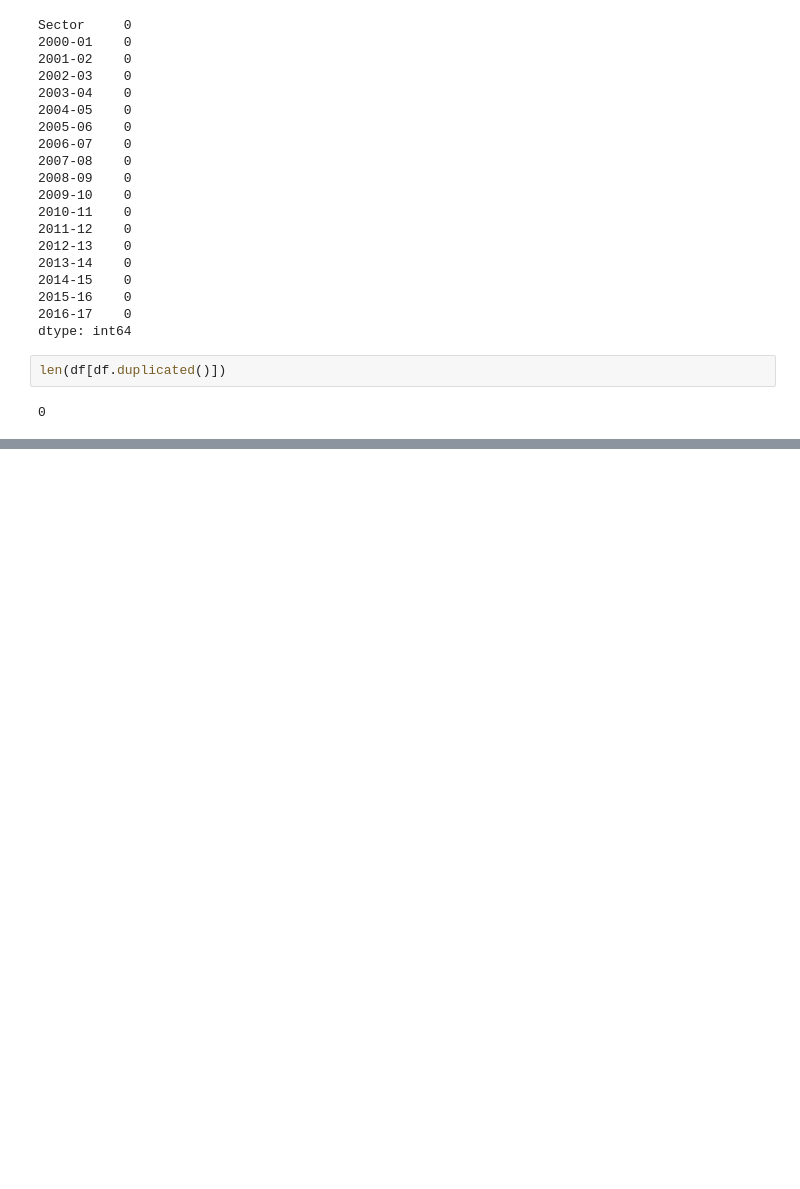
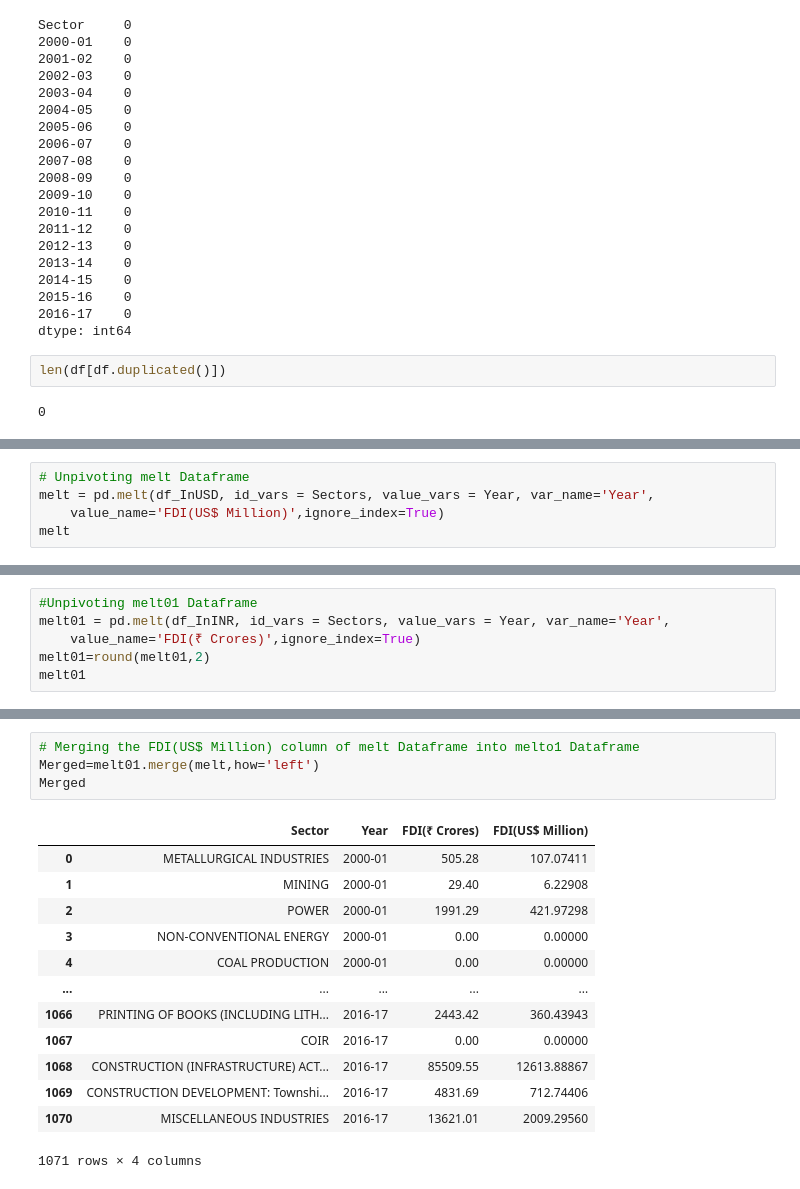
Before and after one commit to yash66gupta/FDI-Analysis, a Jupyter notebook: FDI_Analysis.ipynb, the cells around one changed output, grey strips where cells are left out. Cells and saved outputs as stored; diff of their text form; blank space fills up the shorter version.

```diff
--- a/FDI_Analysis.ipynb
+++ b/FDI_Analysis.ipynb
@@ -124,0 +165,5 @@ df.describe()
+# %%
+# Unpivoting melt Dataframe
+melt = pd.melt(df_InUSD, id_vars = Sectors, value_vars = Year, var_name='Year',
+    value_name='FDI(US$ Million)',ignore_index=True)
+melt
@@ -124,0 +184,6 @@ df.describe()
+# %%
+#Unpivoting melt01 Dataframe
+melt01 = pd.melt(df_InINR, id_vars = Sectors, value_vars = Year, var_name='Year',
+    value_name='FDI(₹ Crores)',ignore_index=True)
+melt01=round(melt01,2)
+melt01
@@ -124,0 +204,18 @@ df.describe()
+# %%
+# Merging the FDI(US$ Million) column of melt Dataframe into melto1 Dataframe
+Merged=melt01.merge(melt,how='left')
+Merged
+# %% [output]
+|  | Sector | Year | FDI(₹ Crores) | FDI(US$ Million) |
+| 0 | METALLURGICAL INDUSTRIES | 2000-01 | 505.28 | 107.07411 |
+| 1 | MINING | 2000-01 | 29.40 | 6.22908 |
+| 2 | POWER | 2000-01 | 1991.29 | 421.97298 |
+| 3 | NON-CONVENTIONAL ENERGY | 2000-01 | 0.00 | 0.00000 |
+| 4 | COAL PRODUCTION | 2000-01 | 0.00 | 0.00000 |
+| ... | ... | ... | ... | ... |
+| 1066 | PRINTING OF BOOKS (INCLUDING LITH... | 2016-17 | 2443.42 | 360.43943 |
+| 1067 | COIR | 2016-17 | 0.00 | 0.00000 |
+| 1068 | CONSTRUCTION (INFRASTRUCTURE) ACT... | 2016-17 | 85509.55 | 12613.88867 |
+| 1069 | CONSTRUCTION DEVELOPMENT: Townshi... | 2016-17 | 4831.69 | 712.74406 |
+| 1070 | MISCELLANEOUS INDUSTRIES | 2016-17 | 13621.01 | 2009.29560 |
+1071 rows × 4 columns
```
Also changed, not shown: parts of 8 cells of this notebook.
